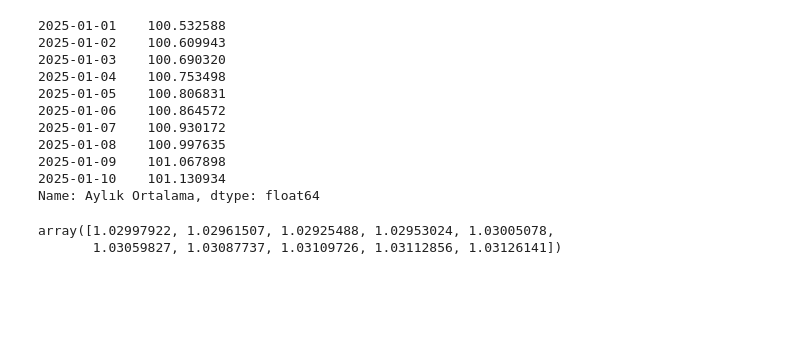
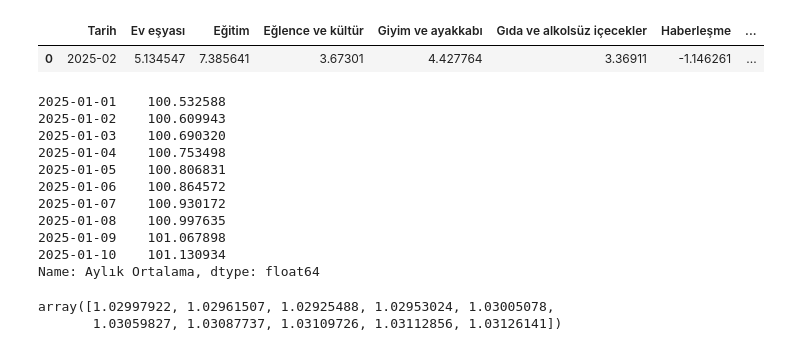
Before and after one commit to kaboya19/web-tufe-streamlit, a Jupyter notebook: test.ipynb, the cells around one changed output. Cells and saved outputs as stored; diff of their text form; code cells hidden in the pictures; blank space fills up the shorter version.

```diff
--- a/test.ipynb
+++ b/test.ipynb
@@ -72,3 +72,17 @@ tarih=datetime.now().strftime("%Y-%m")
 onceki=(datetime.now()-timedelta(days=31)).strftime("%Y-%m")
 hareketliartıs=hareketli_aylik_ortalama(tüfe.iloc[:,0])["Aylık Ortalama"].fillna(method="ffill").loc[tarih:]/hareketli_aylik_ortalama(tüfe.iloc[:,0])["Aylık Ortalama"].fillna(method="ffill").loc[:f"{onceki}-24"]
 hareketliartıs=(hareketliartıs-1)*100
+# %%
+from datetime import datetime,timedelta
+tarih=datetime.now().strftime("%Y-%m")
+onceki=(datetime.now()-timedelta(days=31)).strftime("%Y-%m")
+# %%
+cari=hareketli_aylik_ortalama(tüfe.iloc[:,0])["Aylık Ortalama"].fillna(method="ffill").loc[tarih:]
+hareketliartıs=cari.values/hareketli_aylik_ortalama(tüfe.iloc[:,0])["Aylık Ortalama"].fillna(method="ffill").loc[f"{onceki}-1":f"{onceki}-24"].iloc[:len(cari)].values
+hareketliartıs=pd.Series(hareketliartıs,index=cari.index)
+hareketliartıs=(hareketliartıs-1)*100
+# %%
+cari=hareketli_aylik_ortalama(tüfe.iloc[:,0])["Aylık Ortalama"].fillna(method="ffill")
+aylıkdata=cari.resample('M').last().pct_change().loc["2025-02":]*100
+aylıkdata.iloc[-1]=hareketliartıs.iloc[-1]
+aylıkdata
@@ -74,0 +94,19 @@ hareketliartıs=(hareketliartıs-1)*100
+# %%
+gruplar=pd.read_csv("gruplar_int.csv",index_col=0)
+gruplar.index=pd.to_datetime(gruplar.index)
+gruplar=gruplar.sort_index()
+gruplar_aylık=pd.DataFrame(columns=gruplar.columns)
+for col in gruplar.columns:
+    cari=hareketli_aylik_ortalama(gruplar[col])["Aylık Ortalama"].fillna(method="ffill")
+    gruplar_aylık[col]=cari.resample('M').last().pct_change().loc["2025-02":]*100
+    carim=hareketli_aylik_ortalama(gruplar[col])["Aylık Ortalama"].fillna(method="ffill").loc[tarih:]
+    hareketliartıs=carim.values/hareketli_aylik_ortalama(gruplar[col])["Aylık Ortalama"].fillna(method="ffill").loc[f"{onceki}-1":f"{onceki}-24"].iloc[:len(carim)].values
+    hareketliartıs=pd.Series(hareketliartıs,index=carim.index)
+    hareketliartıs=(hareketliartıs-1)*100
+    gruplar_aylık[col].iloc[-1]=hareketliartıs.iloc[-1]
+    gruplar_aylık=pd.DataFrame(gruplar_aylık)
+gruplar_aylık["Tarih"]=(gruplar_aylık.index.strftime("%Y-%m"))
+cols=["Tarih"]
+cols.extend(gruplar.columns)
+gruplar_aylık=gruplar_aylık[cols]
+gruplar_aylık=gruplar_aylık.reset_index(drop=True)
@@ -75,3 +131,8 @@ hareketliartıs=(hareketliartıs-1)*100
+# %%
+gruplar_aylık
+# %% [output]
+|  | Tarih | Ev eşyası | Eğitim | Eğlence ve kültür | Giyim ve ayakkabı | Gıda ve alkolsüz içecekler | Haberleşme | ... |
+| 0 | 2025-02 | 5.134547 | 7.385641 | 3.67301 | 4.427764 | 3.36911 | -1.146261 | ... |
 # %%
 cari=hareketli_aylik_ortalama(tüfe.iloc[:,0])["Aylık Ortalama"].fillna(method="ffill").loc[tarih:]
 # %%
```
Also changed, not shown: parts of 4 cells of this notebook, 1 other file.
